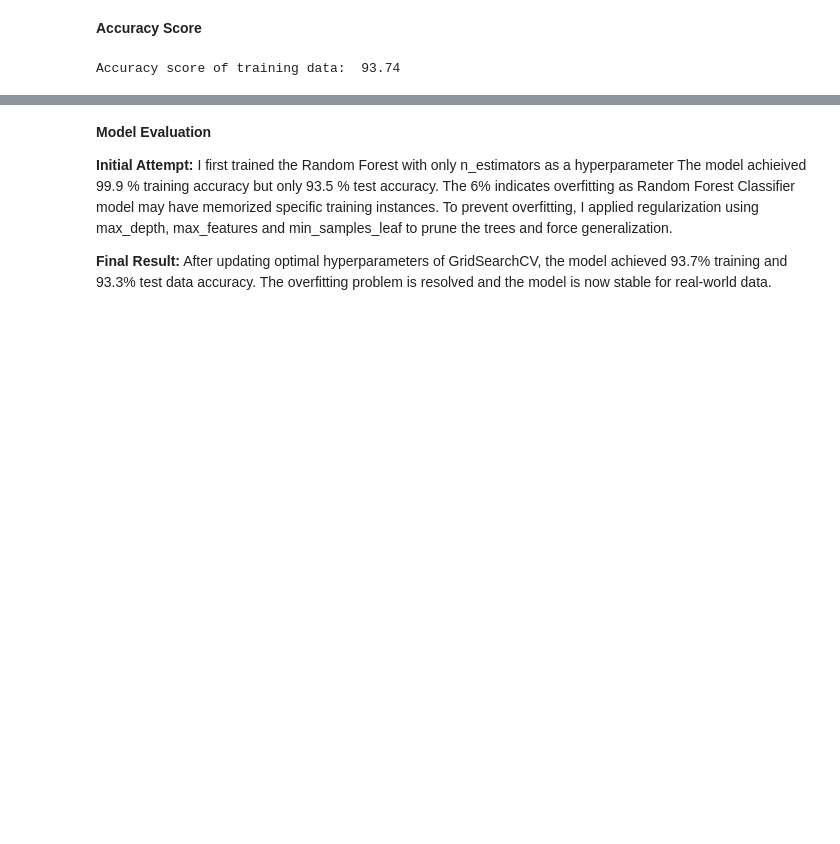
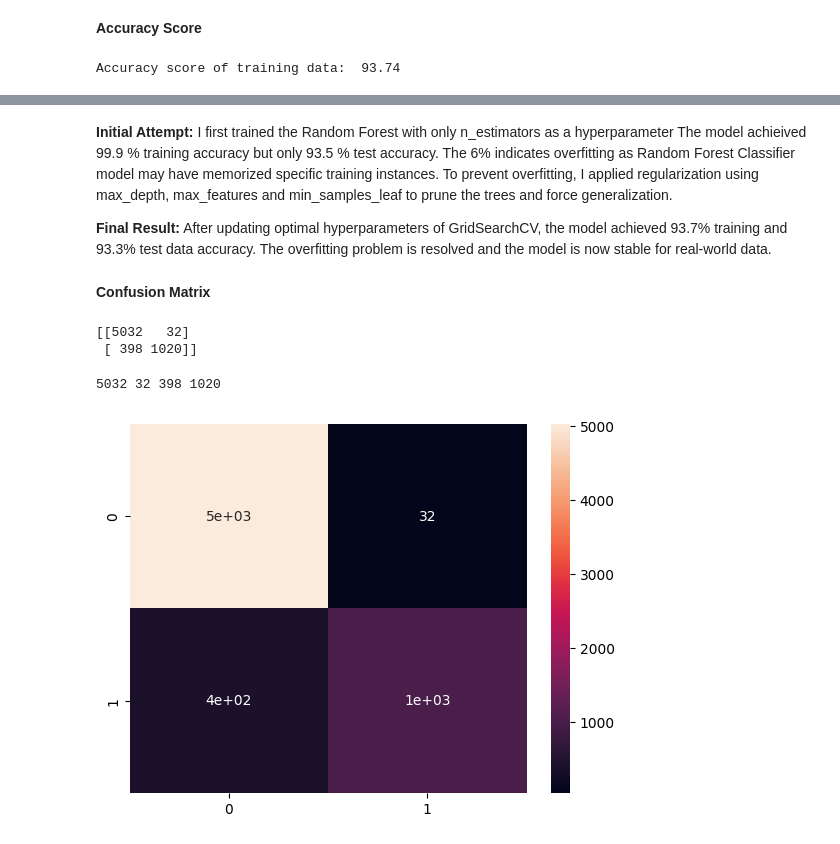
Before and after one commit to shlokzz/Credit-Risk-Prediction-Project, a Jupyter notebook: notebooks/model_evaluation.ipynb, the cells around one changed output, grey strips where cells are left out. Saved outputs shown, nothing was run; the diff lists cells and outputs as text; code cells hidden in the pictures; blank space fills up the shorter version.

Commit message:
Calculate and visualize confusion matrix for model evaluation

```diff
--- a/notebooks/model_evaluation.ipynb
+++ b/notebooks/model_evaluation.ipynb
@@ -300,6 +308,23 @@ Accuracy score of test data:  93.38
 # %% [markdown]
-**Model Evaluation**
-
 **Initial Attempt:** I first trained the Random Forest with only n_estimators as a hyperparameter The model achieived 99.9 % training accuracy but only 93.5 % test accuracy. The 6% indicates overfitting as Random Forest Classifier model may have memorized specific training instances. To prevent overfitting, I applied regularization using max_depth, max_features and min_samples_leaf to prune the trees and force generalization.
 
 **Final Result:** After updating optimal hyperparameters of GridSearchCV, the model achieved 93.7% training and 93.3% test data accuracy. The overfitting problem is resolved and the model is now stable for real-world data.
+# %% [markdown]
+**Confusion Matrix**
+# %%
+cf_matrix = confusion_matrix(Y_test, X_test_final_prediction)
+print(cf_matrix)
+# %% [output]
+[[5032   32]
+ [ 398 1020]]
+# %%
+tn, fp, fn, tp = cf_matrix.ravel()
+
+print(tn, fp, fn,tp)
+# %% [output]
+5032 32 398 1020
+# %%
+sns.heatmap(cf_matrix, annot=True)
+plt.show()
+# %% [output]
+[figure, added]
```
Also changed, not shown: parts of 15 cells of this notebook.
